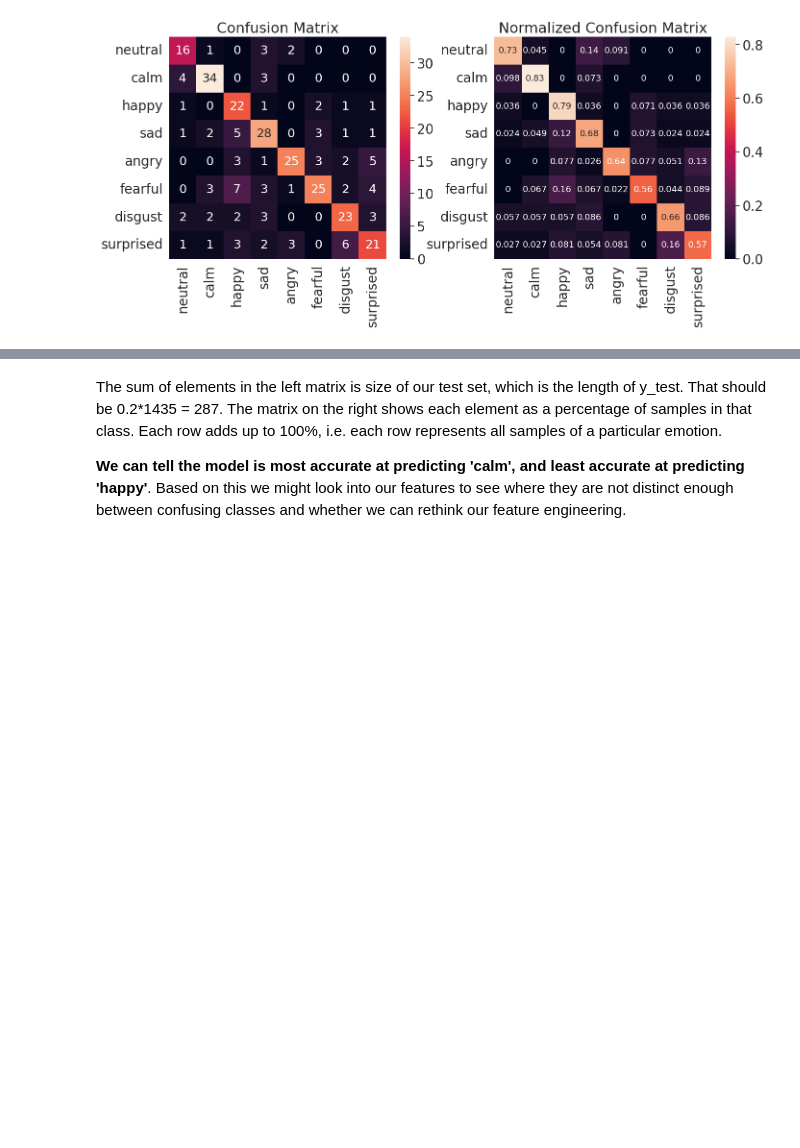
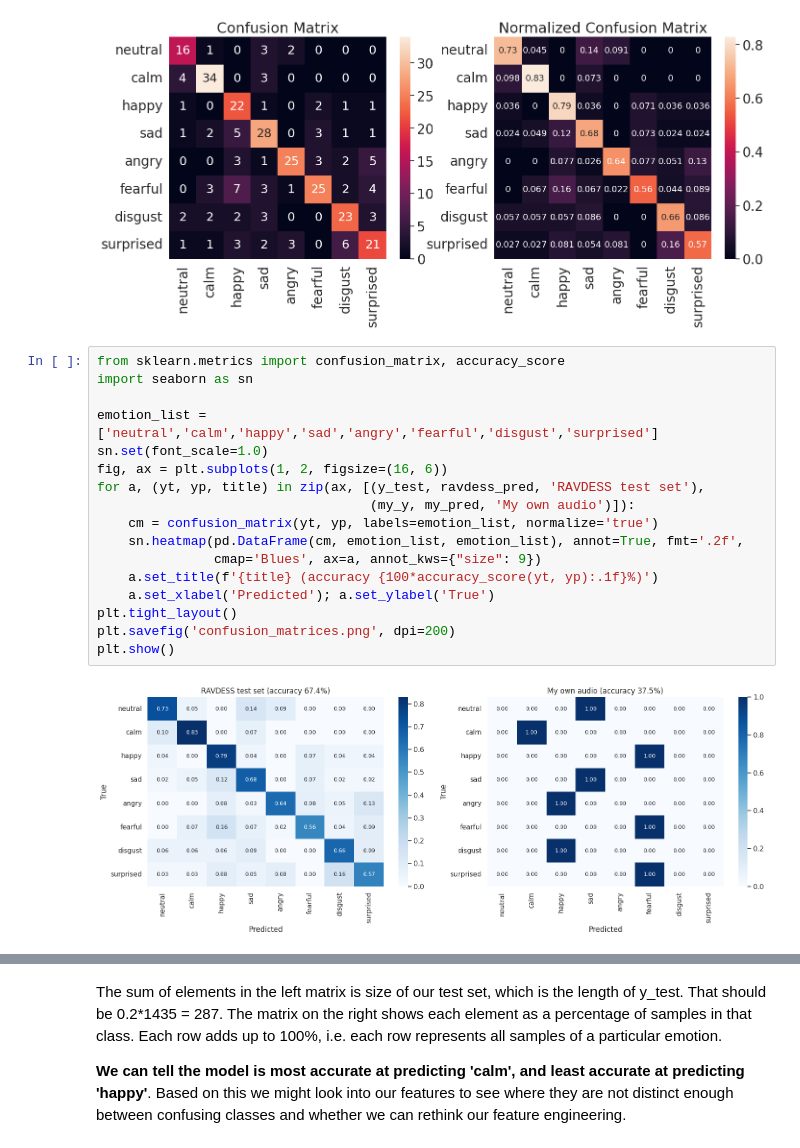
Before and after one commit to aleeza-ahmed/Week4-NeuralNetworks, a Jupyter notebook: Week4__Neural_Networks.ipynb, the cells around one changed output, grey strips where cells are left out. Saved outputs shown, nothing was run; the diff lists cells and outputs as text; blank space fills up the shorter version.

Commit message:
implemented graphs and tables for report

```diff
--- a/Week4__Neural_Networks.ipynb
+++ b/Week4__Neural_Networks.ipynb
@@ -665,3 +699,22 @@ sn.heatmap(confmatrix_df_norm, annot=True, annot_kws={"size": 13}) #annot_kws is
 plt.show()
 # %% [output]
 [figure]
+# %%
+from sklearn.metrics import confusion_matrix, accuracy_score
+import seaborn as sn
+
+emotion_list = ['neutral','calm','happy','sad','angry','fearful','disgust','surprised']
+sn.set(font_scale=1.0)
+fig, ax = plt.subplots(1, 2, figsize=(16, 6))
+for a, (yt, yp, title) in zip(ax, [(y_test, ravdess_pred, 'RAVDESS test set'),
+                                   (my_y, my_pred, 'My own audio')]):
+    cm = confusion_matrix(yt, yp, labels=emotion_list, normalize='true')
+    sn.heatmap(pd.DataFrame(cm, emotion_list, emotion_list), annot=True, fmt='.2f',
+               cmap='Blues', ax=a, annot_kws={"size": 9})
+    a.set_title(f'{title} (accuracy {100*accuracy_score(yt, yp):.1f}%)')
+    a.set_xlabel('Predicted'); a.set_ylabel('True')
+plt.tight_layout()
+plt.savefig('confusion_matrices.png', dpi=200)
+plt.show()
+# %% [output]
+[figure, added]
```
Also changed, not shown: parts of 7 cells of this notebook.
